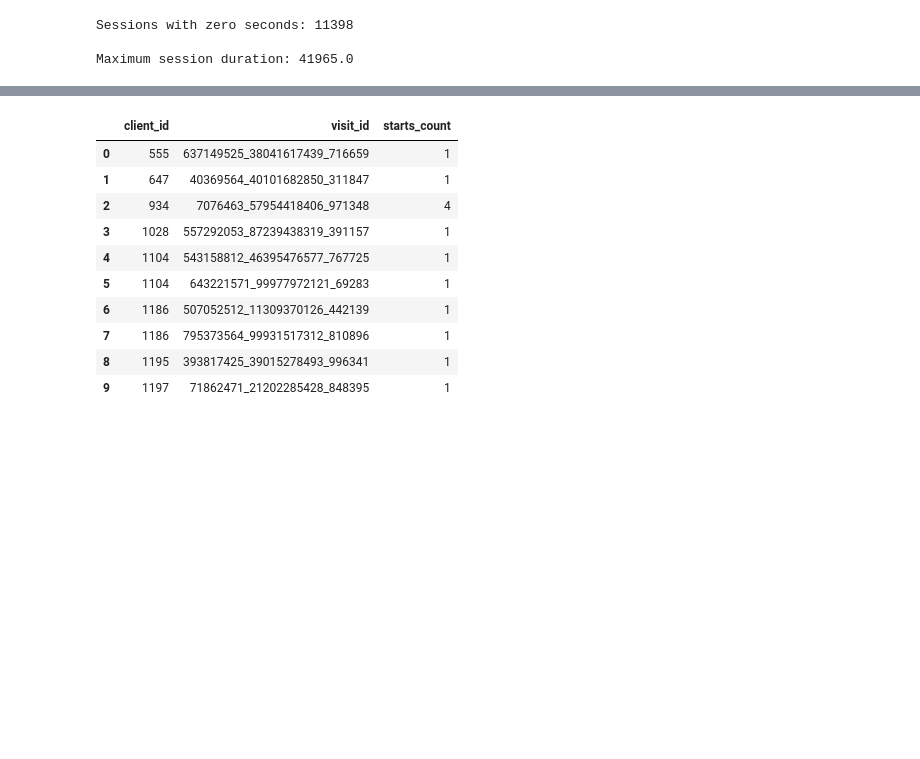
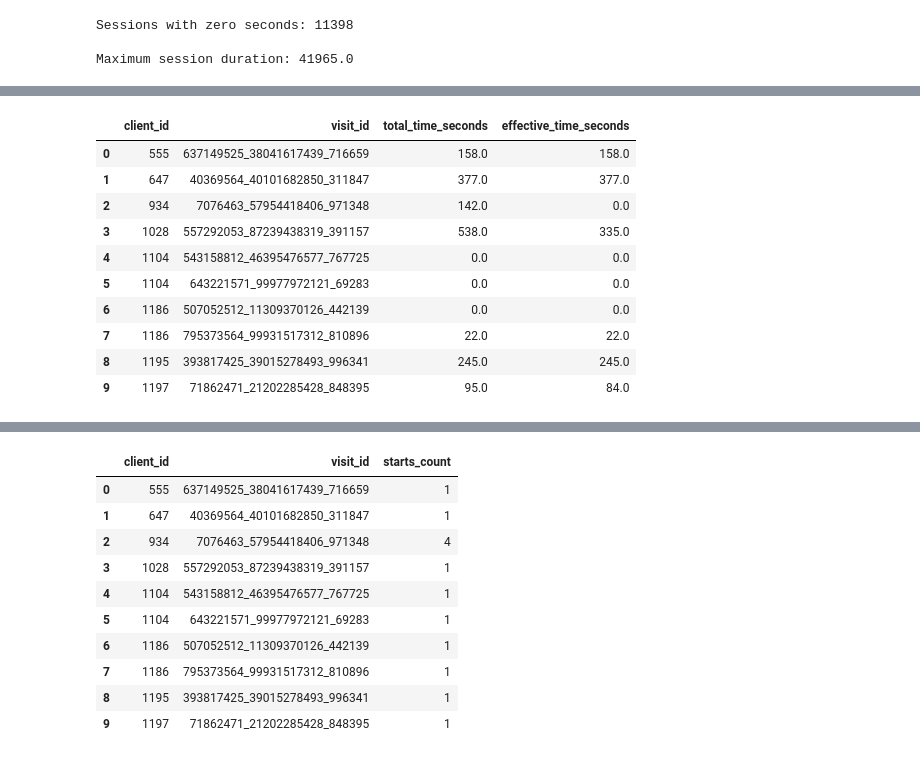
Before and after one commit to gebra117649/vanguard-project, a Jupyter notebook: notebooks/master_session_data.ipynb, the cells around one changed output, grey strips where cells are left out. Saved outputs shown, nothing was run; the diff lists cells and outputs as text; code cells hidden in the pictures; blank space fills up the shorter version.

```diff
--- a/notebooks/master_session_data.ipynb
+++ b/notebooks/master_session_data.ipynb
@@ -563,3 +563,31 @@ print("\nMaximum session duration:", sessions_data["total_time_seconds"].max())
 Sessions with zero seconds: 11398
 
 Maximum session duration: 41965.0
+# %%
+# ---- NEW CODE!!----
+# Order events and calculate time and step changes within each session
+
+web_data = web_data.sort_values(["client_id", "visit_id", "date_time"])
+time_between_events = (
+    web_data.groupby(["client_id", "visit_id"])["date_time"]
+    .diff()
+    .dt.total_seconds()
+)
+
+step_change = (
+    web_data.groupby(["client_id", "visit_id"])["step_num"]
+    .diff()
+)
+# %%
+# Sum the time spent moving forward by one step in each session
+web_data["forward_time_seconds"] = time_between_events.where(
+    step_change == 1, 0
+)
+
+effective_time = (
+    web_data.groupby(["client_id", "visit_id"])["forward_time_seconds"]
+    .sum()
+    .reset_index(name="effective_time_seconds")
+)
+
+display(effective_time.head())
@@ -566,3 +601,27 @@ Maximum session duration: 41965.0
+# %%
+# Add Effective Time to the master table
+sessions_data = sessions_data.merge(
+    effective_time,
+    on=["client_id", "visit_id"],
+    how="left",
+    validate="one_to_one"
+)
+
+display(sessions_data[
+    ["client_id", "visit_id", "total_time_seconds", "effective_time_seconds"]
+].head(10))
+# %% [output]
+|  | client_id | visit_id | total_time_seconds | effective_time_seconds |
+| 0 | 555 | 637149525_38041617439_716659 | 158.0 | 158.0 |
+| 1 | 647 | 40369564_40101682850_311847 | 377.0 | 377.0 |
+| 2 | 934 | 7076463_57954418406_971348 | 142.0 | 0.0 |
+| 3 | 1028 | 557292053_87239438319_391157 | 538.0 | 335.0 |
+| 4 | 1104 | 543158812_46395476577_767725 | 0.0 | 0.0 |
+| 5 | 1104 | 643221571_99977972121_69283 | 0.0 | 0.0 |
+| 6 | 1186 | 507052512_11309370126_442139 | 0.0 | 0.0 |
+| 7 | 1186 | 795373564_99931517312_810896 | 22.0 | 22.0 |
+| 8 | 1195 | 393817425_39015278493_996341 | 245.0 | 245.0 |
+| 9 | 1197 | 71862471_21202285428_848395 | 95.0 | 84.0 |
 # %%
 ## DAY 2 CODE ##
 
```
Also changed, not shown: parts of 8 cells of this notebook, 3 other files.
